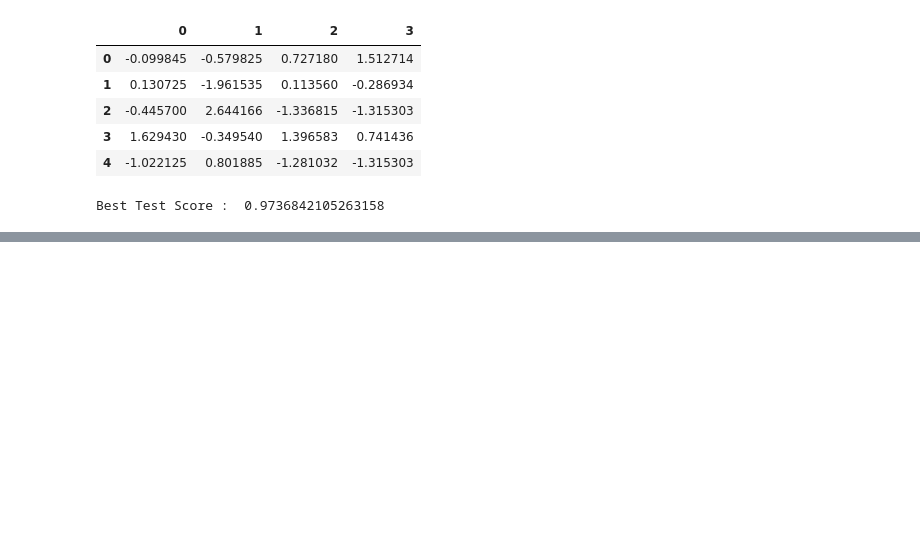
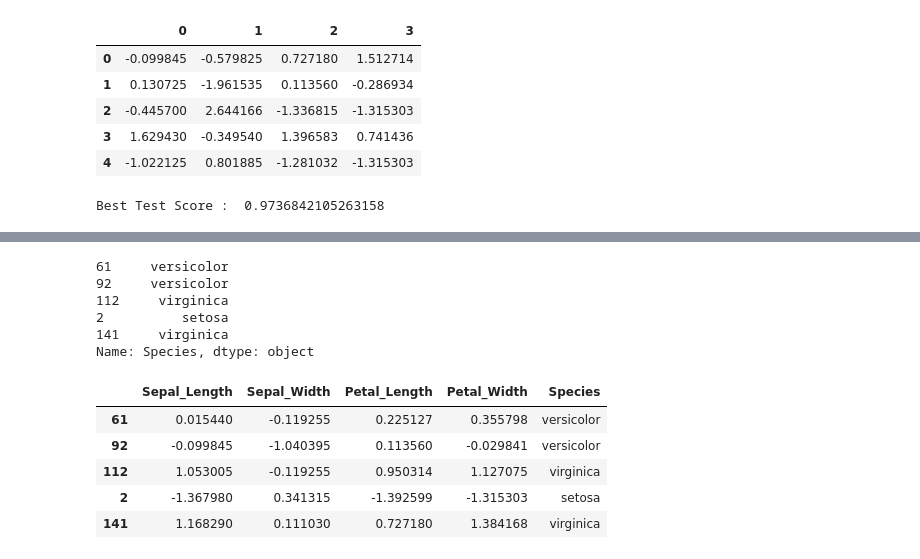
Before and after one commit to gundaminpde/2023-spring, a Jupyter notebook: 02_1_kNN.ipynb, the cells around one changed output, grey strips where cells are left out. Cells and saved outputs as stored; diff of their text form; code cells hidden in the pictures; blank space fills up the shorter version.

```diff
--- a/02_1_kNN.ipynb
+++ b/02_1_kNN.ipynb
@@ -437,3 +437,23 @@ X_test_std.head()
 print("Best Test Score : ", gs2.score(X_test_std, y_test))
 # %% [output]
 Best Test Score :  0.9736842105263158
+# %%
+import pandas as pd
+import numpy as np
+import seaborn as sns
+import matplotlib.pyplot as plt
+from sklearn.model_selection import train_test_split
+from sklearn.preprocessing import StandardScaler
+
+from sklearn.neighbors import KNeighborsClassifier
+
+
+Url_iris="https://raw.githubusercontent.com/gundaminpde/2022/main/iris.csv"
+
+
+df = pd.read_csv(Url_iris)
+
+X_train, X_test, y_train, y_test = train_test_split(
+    df.iloc[:,1:5], df.loc[:,'Species'], random_state=0)
+
+X_train.head()
@@ -439,0 +471,5 @@ Best Test Score :  0.9736842105263158
+# %%
+std = StandardScaler()
+std.fit(X_train.iloc[:,0:])
+X_train.iloc[:,0:]= std.transform(X_train.iloc[:,0:])
+X_train.head()
@@ -439,0 +483,20 @@ Best Test Score :  0.9736842105263158
+# %%
+y_train.head()
+# %% [output]
+61     versicolor
+92     versicolor
+112     virginica
+2          setosa
+141     virginica
+Name: Species, dtype: object
+# %%
+df_cat_std = pd.concat([X_train,y_train], axis=1)
+
+df_cat_std.head()
+# %% [output]
+|  | Sepal_Length | Sepal_Width | Petal_Length | Petal_Width | Species |
+| 61 | 0.015440 | -0.119255 | 0.225127 | 0.355798 | versicolor |
+| 92 | -0.099845 | -1.040395 | 0.113560 | -0.029841 | versicolor |
+| 112 | 1.053005 | -0.119255 | 0.950314 | 1.127075 | virginica |
+| 2 | -1.367980 | 0.341315 | -1.392599 | -1.315303 | setosa |
+| 141 | 1.168290 | 0.111030 | 0.727180 | 1.384168 | virginica |
```
Also changed, not shown: parts of 4 cells of this notebook.
